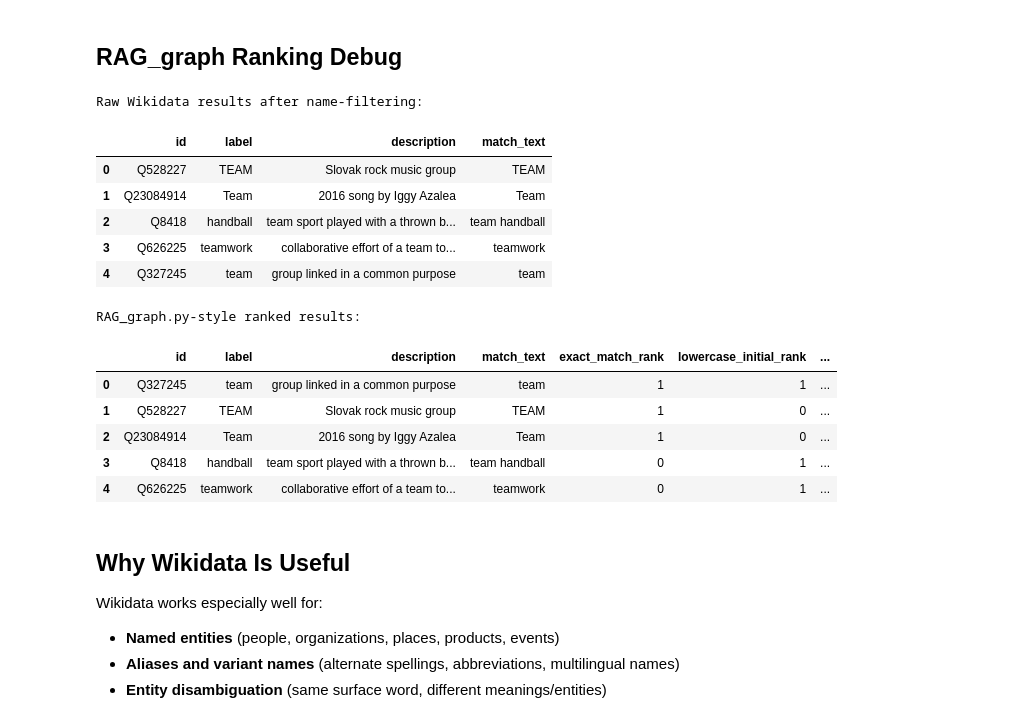
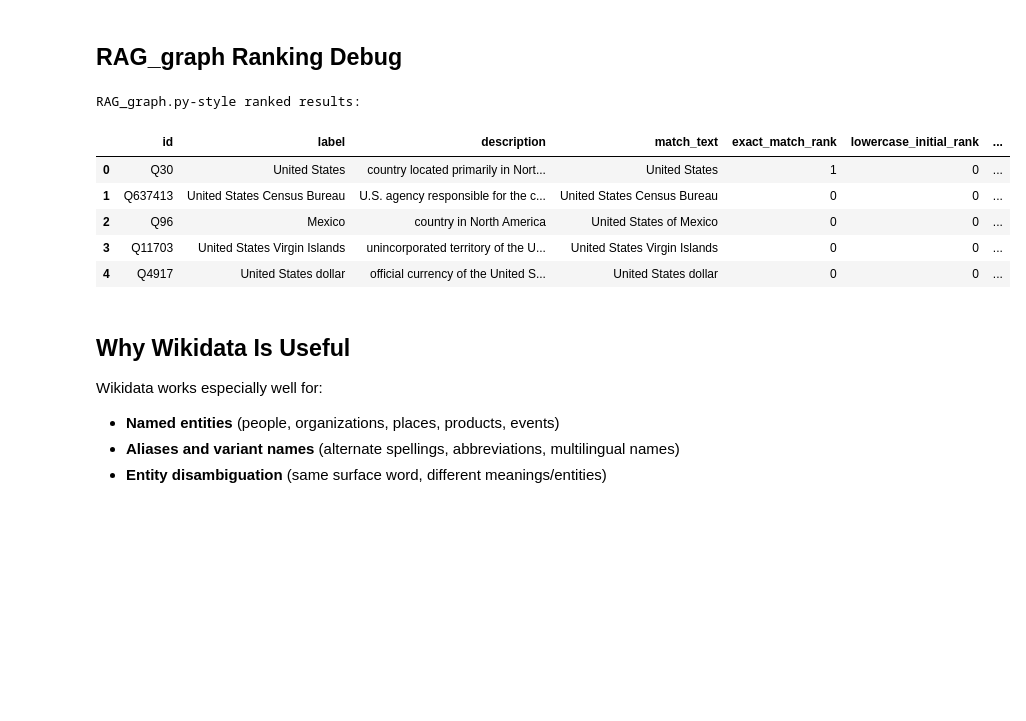
Before and after one commit to YxRicardo/LiteSemRAG, a Jupyter notebook: jupyter_notebooks/explore_wikidata.ipynb, the cells around one changed output. Cells and saved outputs as stored; diff of their text form; code cells hidden in the pictures; blank space fills up the shorter version.

```diff
--- a/jupyter_notebooks/explore_wikidata.ipynb
+++ b/jupyter_notebooks/explore_wikidata.ipynb
@@ -746,7 +746,7 @@ display(df_sparql)
 # %% [markdown]
 ## RAG_graph Ranking Debug
 # %%
-DEBUG_TERM = "team"
+DEBUG_TERM = ("united states")
 DEBUG_LIMIT = 5
 DEBUG_REQUIRE_DETAILED_DESCRIPTION = True
 DEBUG_FILTER_NAME = True
@@ -831,47 +831,40 @@ def debug_rag_graph_candidate_ranking(
             [detailed_descriptions.get(entity_id, "") for entity_id in ranked_df["id"]],
         )
         ranked_df = ranked_df[_series_non_empty_mask(ranked_df["detailed_description"])].reset_index(drop=True)
 
     return raw_df, ranked_df
 
 
 raw_df, rag_ranked_df = debug_rag_graph_candidate_ranking(
     DEBUG_TERM,
     language=DEBUG_LANGUAGE,
     limit=DEBUG_LIMIT,
     require_detailed_description=DEBUG_REQUIRE_DETAILED_DESCRIPTION,
     filter_name=DEBUG_FILTER_NAME,
 )
 
 print("RAG_graph.py-style ranked results:")
 display(
     rag_ranked_df[
         [
             "id",
             "label",
             "description",
             "match_text",
             "exact_match_rank",
             "lowercase_initial_rank",
             *(["detailed_description"] if "detailed_description" in rag_ranked_df.columns else []),
         ]
     ]
 )
 # %% [output]
-Raw Wikidata results after name-filtering:
+RAG_graph.py-style ranked results:
-|  | id | label | description | match_text |
-| 0 | Q528227 | TEAM | Slovak rock music group | TEAM |
-| 1 | Q23084914 | Team | 2016 song by Iggy Azalea | Team |
-| 2 | Q8418 | handball | team sport played with a thrown b... | team handball |
-| 3 | Q626225 | teamwork | collaborative effort of a team to... | teamwork |
-| 4 | Q327245 | team | group linked in a common purpose | team |
+|  | id | label | description | match_text | exact_match_rank | lowercase_initial_rank | ... |
+| 0 | Q30 | United States | country located primarily in Nort... | United States | 1 | 0 | ... |
+| 1 | Q637413 | United States Census Bureau | U.S. agency responsible for the c... | United States Census Bureau | 0 | 0 | ... |
+| 2 | Q96 | Mexico | country in North America | United States of Mexico | 0 | 0 | ... |
+| 3 | Q11703 | United States Virgin Islands | unincorporated territory of the U... | United States Virgin Islands | 0 | 0 | ... |
+| 4 | Q4917 | United States dollar | official currency of the United S... | United States dollar | 0 | 0 | ... |
-RAG_graph.py-style ranked results:
-|  | id | label | description | match_text | exact_match_rank | lowercase_initial_rank | ... |
-| 0 | Q327245 | team | group linked in a common purpose | team | 1 | 1 | ... |
-| 1 | Q528227 | TEAM | Slovak rock music group | TEAM | 1 | 0 | ... |
-| 2 | Q23084914 | Team | 2016 song by Iggy Azalea | Team | 1 | 0 | ... |
-| 3 | Q8418 | handball | team sport played with a thrown b... | team handball | 0 | 1 | ... |
-| 4 | Q626225 | teamwork | collaborative effort of a team to... | teamwork | 0 | 1 | ... |
 # %% [markdown]
 ## Why Wikidata Is Useful
 Wikidata works especially well for:
```
Also changed, not shown: 2 other files.
